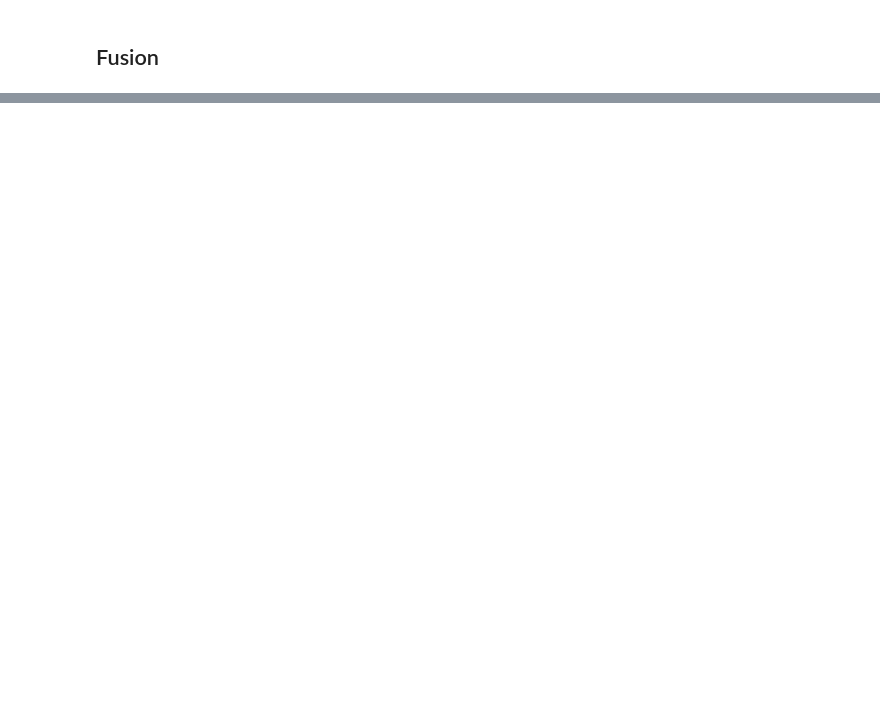
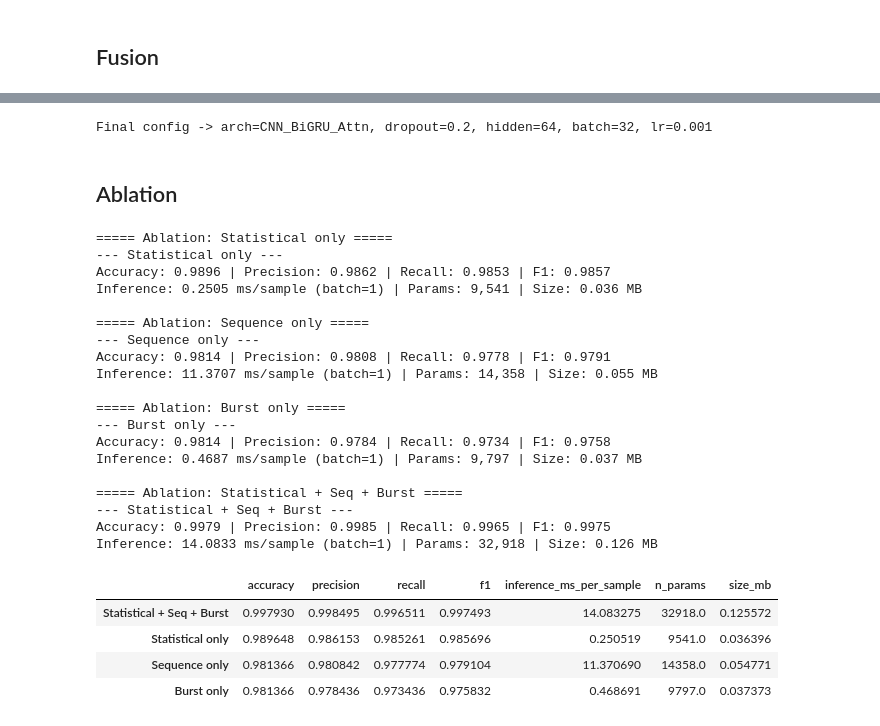
Before and after one commit to parthkhajgiwale/MSc-Capstone, a Jupyter notebook: UCDavis_Proposed.ipynb, the cells around one changed output, grey strips where cells are left out. Drawn from its saved outputs; the diff is of its cells as text; code cells hidden in the pictures; blank space fills up the shorter version.

```diff
--- a/UCDavis_Proposed.ipynb
+++ b/UCDavis_Proposed.ipynb
@@ -505,0 +614,64 @@ Inference: 19.9474 ms/sample (batch=1) | Params: 21,590 | Size: 0.082 MB
+# %%
+BEST_DROPOUT = 0.2
+BEST_HIDDEN = 64
+BEST_BATCH = 32
+BEST_LR = 0.001
+train_loader, val_loader, test_loader = make_loaders(batch_size=BEST_BATCH)
+print(
+    f"Final config -> arch={BEST_ARCH}, "
+    f"dropout={BEST_DROPOUT}, "
+    f"hidden={BEST_HIDDEN}, "
+    f"batch={BEST_BATCH}, "
+    f"lr={BEST_LR}"
+)
+# %% [output]
+Final config -> arch=CNN_BiGRU_Attn, dropout=0.2, hidden=64, batch=32, lr=0.001
+# %% [markdown]
+## Ablation
+# %%
+ablation_configs = {
+    "Statistical only":          dict(use_seq=False, use_stat=True,  use_burst=False),
+    "Sequence only":             dict(use_seq=True,  use_stat=False, use_burst=False),
+    "Burst only":                dict(use_seq=False, use_stat=False, use_burst=True),
+    "Statistical + Seq + Burst": dict(use_seq=True,  use_stat=True,  use_burst=True),
+}
+
+ablation_results = {}
+ablation_models = {}
+
+for name, flags in ablation_configs.items():
+    print(f"\n===== Ablation: {name} =====")
+    m = MultiBranchNet(BEST_ARCH, X_stat_scaled.shape[1], X_burst_scaled.shape[1], n_classes,
+                        branch_hidden=BEST_HIDDEN, dropout=BEST_DROPOUT, **flags)
+    m, hist = train_with_early_stopping(m, train_loader, val_loader, max_epochs=40, lr=BEST_LR, patience=6, verbose=False)
+    res = evaluate_model(m, test_loader, le.classes_, label=name, plot=False)
+    ablation_results[name] = res
+    ablation_models[name] = m
+
+ablation_df = pd.DataFrame(ablation_results).T
+ablation_df.sort_values("f1", ascending=False)
+# %% [output]
+===== Ablation: Statistical only =====
+--- Statistical only ---
+Accuracy: 0.9896 | Precision: 0.9862 | Recall: 0.9853 | F1: 0.9857
+Inference: 0.2505 ms/sample (batch=1) | Params: 9,541 | Size: 0.036 MB
+
+===== Ablation: Sequence only =====
+--- Sequence only ---
+Accuracy: 0.9814 | Precision: 0.9808 | Recall: 0.9778 | F1: 0.9791
+Inference: 11.3707 ms/sample (batch=1) | Params: 14,358 | Size: 0.055 MB
+
+===== Ablation: Burst only =====
+--- Burst only ---
+Accuracy: 0.9814 | Precision: 0.9784 | Recall: 0.9734 | F1: 0.9758
+Inference: 0.4687 ms/sample (batch=1) | Params: 9,797 | Size: 0.037 MB
+
+===== Ablation: Statistical + Seq + Burst =====
+--- Statistical + Seq + Burst ---
+Accuracy: 0.9979 | Precision: 0.9985 | Recall: 0.9965 | F1: 0.9975
+Inference: 14.0833 ms/sample (batch=1) | Params: 32,918 | Size: 0.126 MB
+|  | accuracy | precision | recall | f1 | inference_ms_per_sample | n_params | size_mb |
+| Statistical + Seq + Burst | 0.997930 | 0.998495 | 0.996511 | 0.997493 | 14.083275 | 32918.0 | 0.125572 |
+| Statistical only | 0.989648 | 0.986153 | 0.985261 | 0.985696 | 0.250519 | 9541.0 | 0.036396 |
+| Sequence only | 0.981366 | 0.980842 | 0.977774 | 0.979104 | 11.370690 | 14358.0 | 0.054771 |
+| Burst only | 0.981366 | 0.978436 | 0.973436 | 0.975832 | 0.468691 | 9797.0 | 0.037373 |
```
Also changed, not shown: parts of 23 cells of this notebook.
